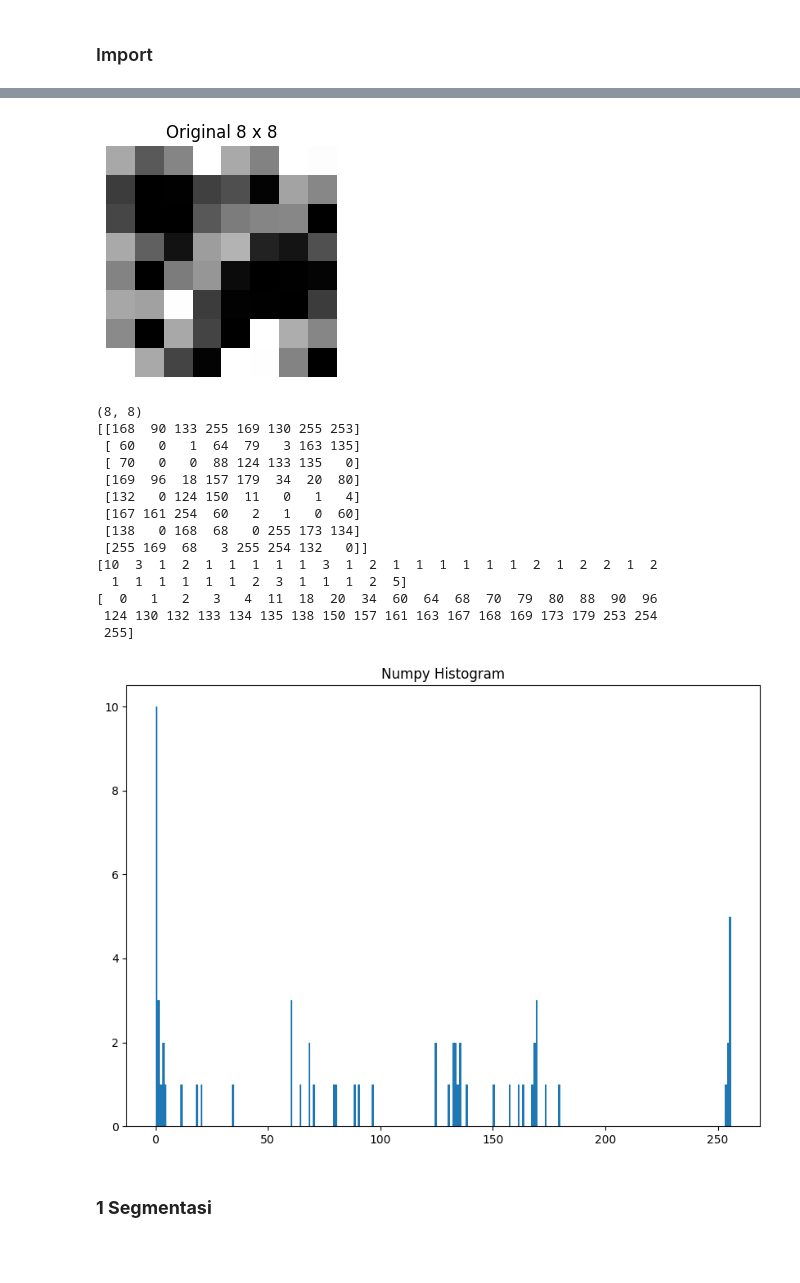
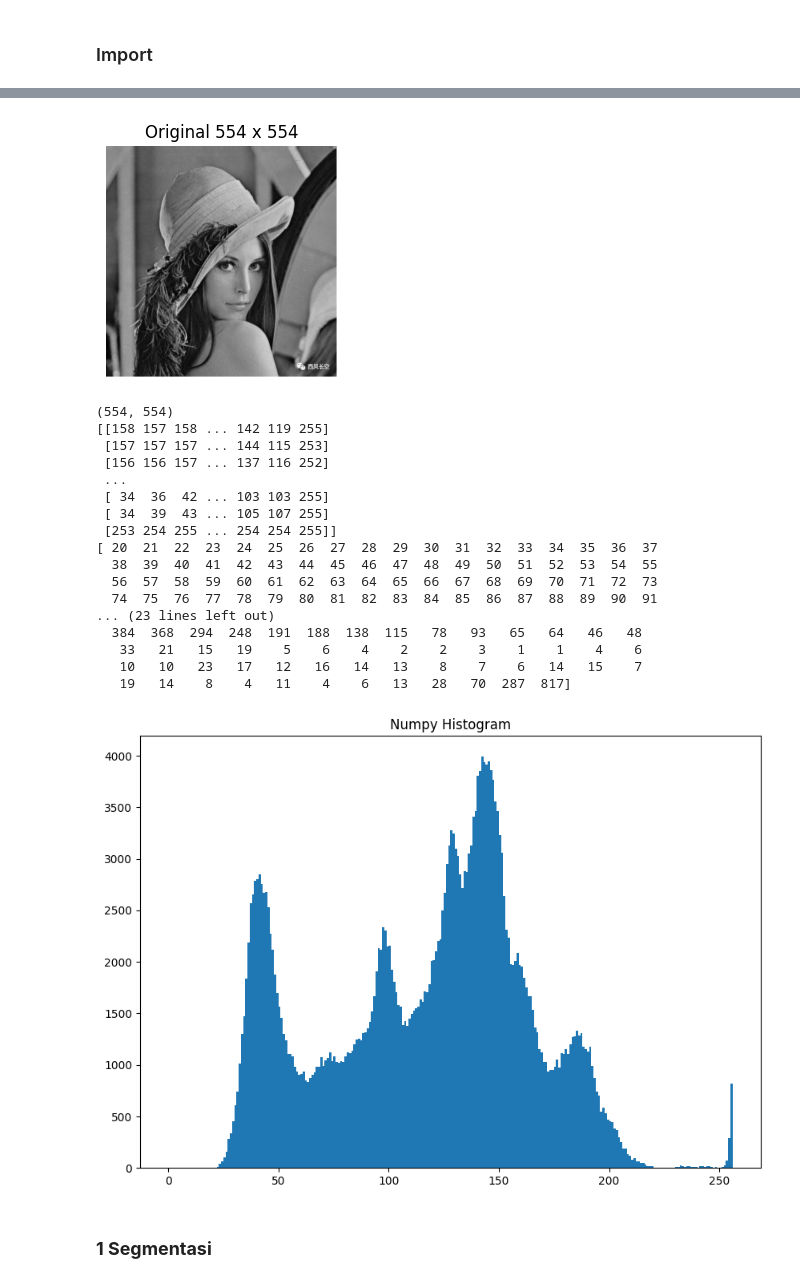
Before and after one commit to sapto-nugroho/PCD, a Jupyter notebook: PCD_Assignment03/PCD_Assignment03.ipynb, the cells around one changed output, grey strips where cells are left out. Drawn from its saved outputs; the diff is of its cells as text; code cells hidden in the pictures; blank space fills up the shorter version.

```diff
--- a/PCD_Assignment03/PCD_Assignment03.ipynb
+++ b/PCD_Assignment03/PCD_Assignment03.ipynb
@@ -27,27 +27,28 @@ from skimage import color, io, img_as_float
 import cv2
 import copy
 # %%
+img_path = '/content/PCD/PCD_Assignment03/images/woman01.jpg'
 # img_path = '/content/PCD/PCD_Assignment03/images/grid.jpg'
 # img_path = '/content/PCD/PCD_Assignment03/images/16x16.jpg'
-img_path = '/content/PCD/PCD_Assignment03/images/8x8.jpg'
+# img_path = '/content/PCD/PCD_Assignment03/images/8x8.jpg'
 # img_path = '/content/PCD/PCD_Assignment03/images/4x4.jpg'
-
+#
 img = cv2.imread(img_path)
 # img = cv2.cvtColor(img, cv2.COLOR_BGR2RGB)
 img = cv2.cvtColor(img, cv2.COLOR_RGB2GRAY)
 # img = img_as_float(img)
 
 # print(img.shape)
 # print(img)
 
 plt.figure(figsize=(10,3))
 plt.imshow(img, cmap='gray')
 plt.title(f"Original {img.shape[0]} x {img.shape[1]}")
 plt.axis("off")
 
 plt.show()
 # %% [output]
-[figure, old version]
+[figure, new version]
 # %%
 print(img.shape)
 print(img)
@@ -59,10 +60,11 @@ img1d = img.ravel()
 
 val, freq = np.unique(img1d, return_counts=True)
 
+# print(val.shape)
 # print(freq.shape)
-# print(val.shape)
+print(val)
 print(freq)
-print(val)
+
 
 bins = np.arange(0, 257)
 # print(bins)
@@ -78,21 +80,24 @@ plt.title("Numpy Histogram")
 
 plt.show()
 # %% [output]
-(8, 8)
-[[168  90 133 255 169 130 255 253]
- [ 60   0   1  64  79   3 163 135]
- [ 70   0   0  88 124 133 135   0]
- [169  96  18 157 179  34  20  80]
- [132   0 124 150  11   0   1   4]
- [167 161 254  60   2   1   0  60]
- [138   0 168  68   0 255 173 134]
- [255 169  68   3 255 254 132   0]]
-[10  3  1  2  1  1  1  1  1  3  1  2  1  1  1  1  1  1  2  1  2  2  1  2
-  1  1  1  1  1  1  2  3  1  1  1  2  5]
-[  0   1   2   3   4  11  18  20  34  60  64  68  70  79  80  88  90  96
- 124 130 132 133 134 135 138 150 157 161 163 167 168 169 173 179 253 254
- 255]
+(554, 554)
+[[158 157 158 ... 142 119 255]
+ [157 157 157 ... 144 115 253]
+ [156 156 157 ... 137 116 252]
+ ...
+ [ 34  36  42 ... 103 103 255]
+ [ 34  39  43 ... 105 107 255]
+ [253 254 255 ... 254 254 255]]
+[ 20  21  22  23  24  25  26  27  28  29  30  31  32  33  34  35  36  37
+  38  39  40  41  42  43  44  45  46  47  48  49  50  51  52  53  54  55
+  56  57  58  59  60  61  62  63  64  65  66  67  68  69  70  71  72  73
+  74  75  76  77  78  79  80  81  82  83  84  85  86  87  88  89  90  91
+... (23 lines left out)
+  384  368  294  248  191  188  138  115   78   93   65   64   46   48
+   33   21   15   19    5    6    4    2    2    3    1    1    4    6
+   10   10   23   17   12   16   14   13    8    7    6   14   15    7
+   19   14    8    4   11    4    6   13   28   70  287  817]
-[figure, old version]
+[figure, new version]
 # %% [markdown]
 ### **1 Segmentasi**
 # %% [markdown]
```
Also changed, not shown: parts of 2 cells of this notebook.
